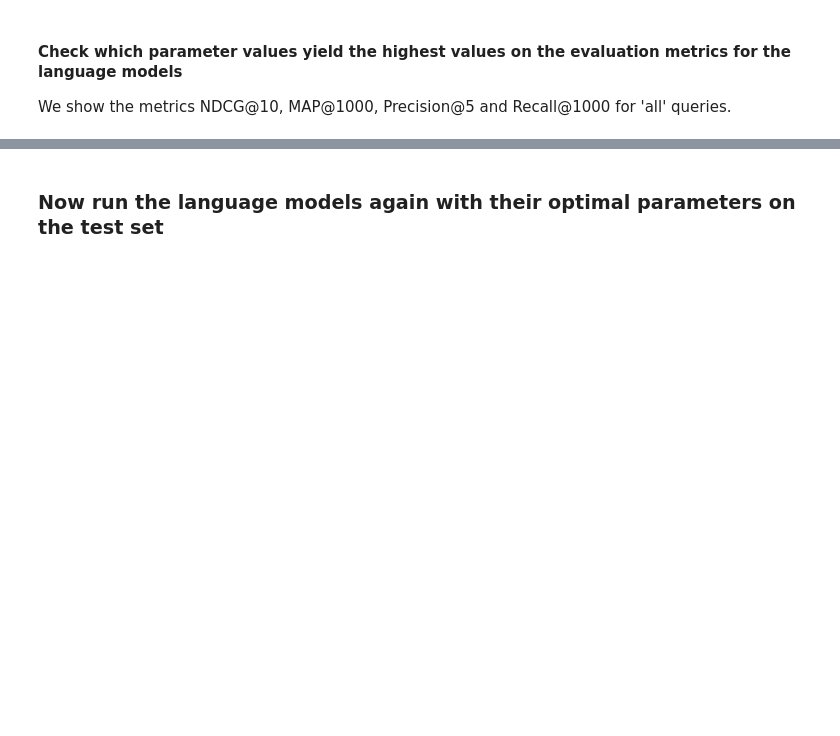
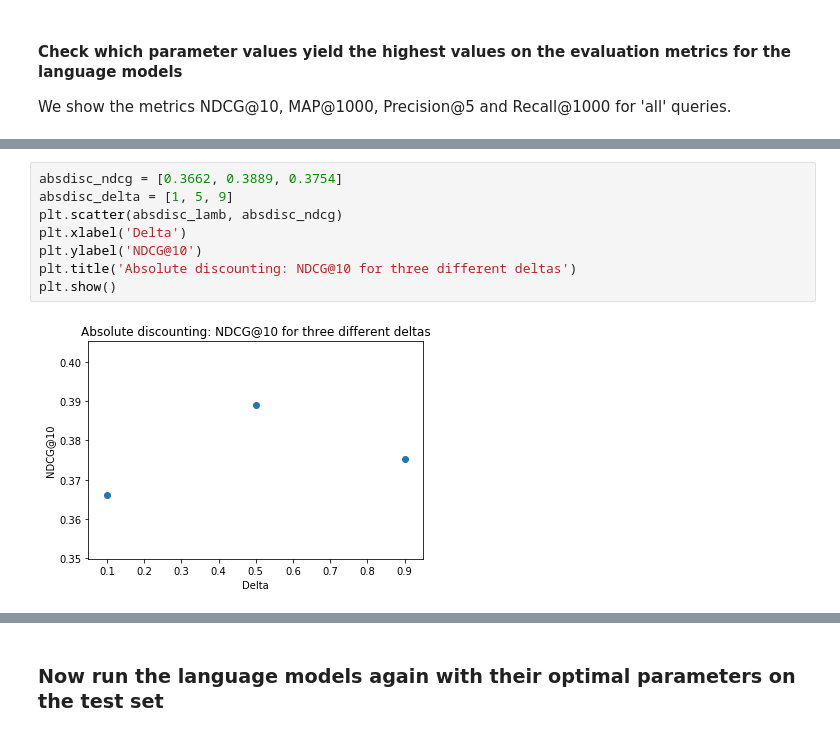
Before and after one commit to JappaB/Information-Retrieval, a Jupyter notebook: assignment.ipynb, the cells around one changed output, grey strips where cells are left out. Saved outputs shown, nothing was run; the diff lists cells and outputs as text; blank space fills up the shorter version.

```diff
--- a/assignment.ipynb
+++ b/assignment.ipynb
@@ -1310,0 +1310,10 @@ TODO: This might be because smoothing is particularly usefull when there are a l
+# %%
+absdisc_ndcg = [0.3662, 0.3889, 0.3754]
+absdisc_delta = [1, 5, 9]
+plt.scatter(absdisc_lamb, absdisc_ndcg)
+plt.xlabel('Delta')
+plt.ylabel('NDCG@10')
+plt.title('Absolute discounting: NDCG@10 for three different deltas')
+plt.show()
+# %% [output]
+[figure, added]
```
Also changed, not shown: parts of 14 cells of this notebook.
